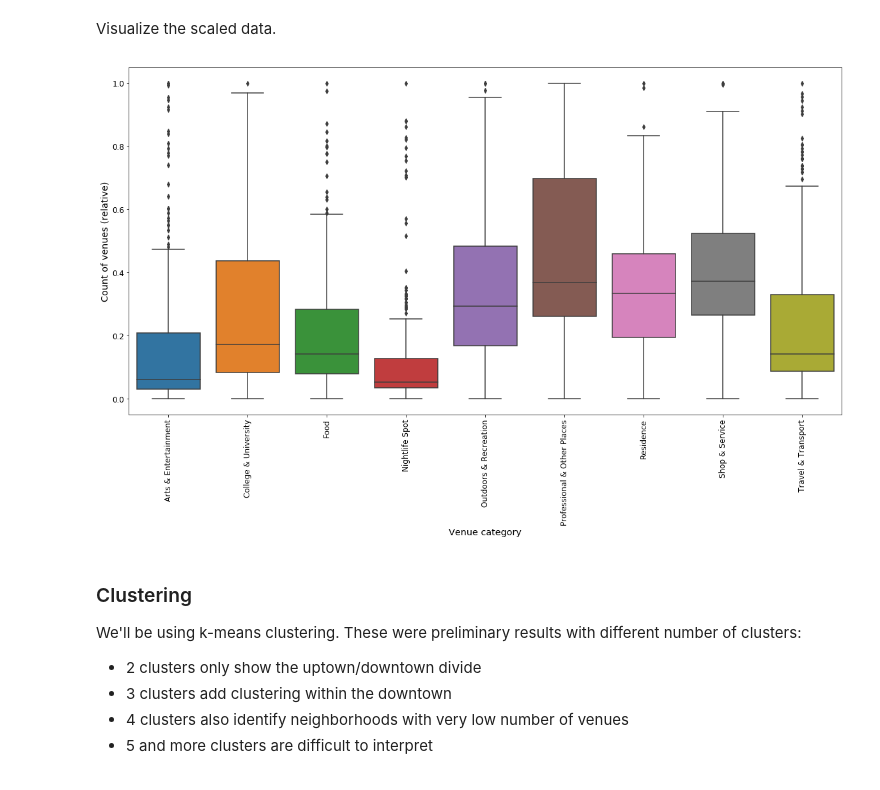
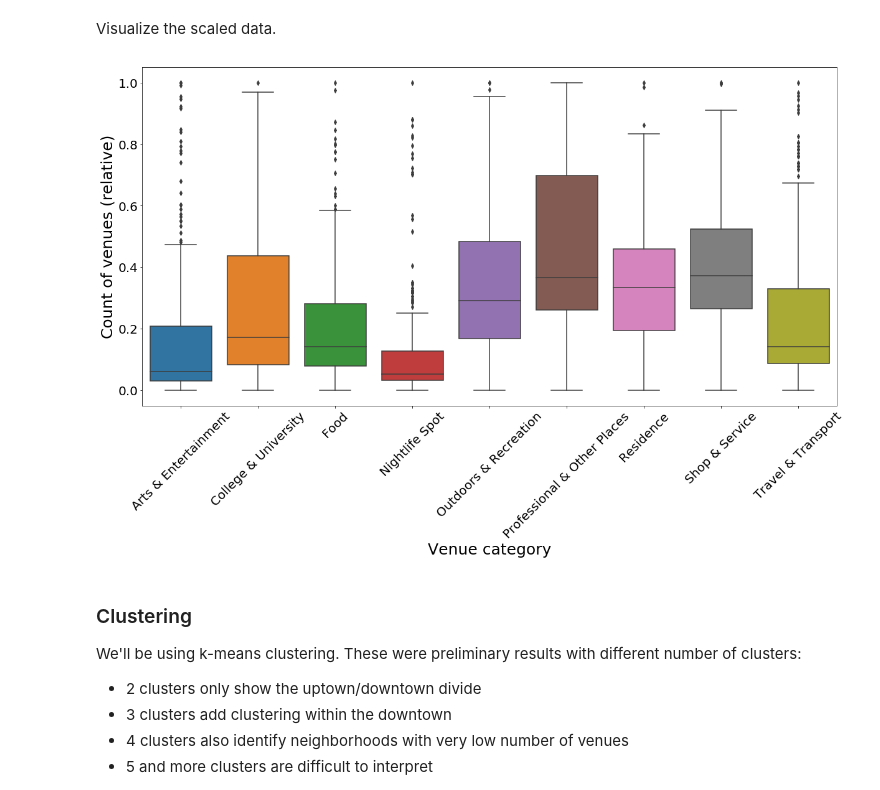
Before and after one commit to theptyza/map_moscow_metro_foursquare, a Jupyter notebook: Moscow.ipynb, the cells around one changed output. Saved outputs shown, nothing was run; the diff lists cells and outputs as text; code cells hidden in the pictures.

Commit message:
Increase label font size

```diff
--- a/Moscow.ipynb
+++ b/Moscow.ipynb
@@ -289,17 +289,17 @@ Visualize the scaled data.
 # %%
 plt.figure(figsize=(20, 10))
 #plt.xticks(rotation='vertical')
 sns.boxplot
 
 ax = sns.boxplot(data = cluster_df)
-ax.set_ylabel('Count of venues (relative)', fontsize='x-large')
-ax.set_xlabel('Venue category', fontsize='x-large')
-ax.tick_params(labelsize='large')
-plt.xticks(rotation='vertical')
+ax.set_ylabel('Count of venues (relative)', fontsize=25)
+ax.set_xlabel('Venue category', fontsize=25)
+ax.tick_params(labelsize=20)
+plt.xticks(rotation=45)
 
 plt.show()
 # %% [output]
-[figure, old version]
+[figure, new version]
 # %% [markdown]
 ### Clustering
 We'll be using k-means clustering.
```
Also changed, not shown: parts of 3 cells of this notebook.
